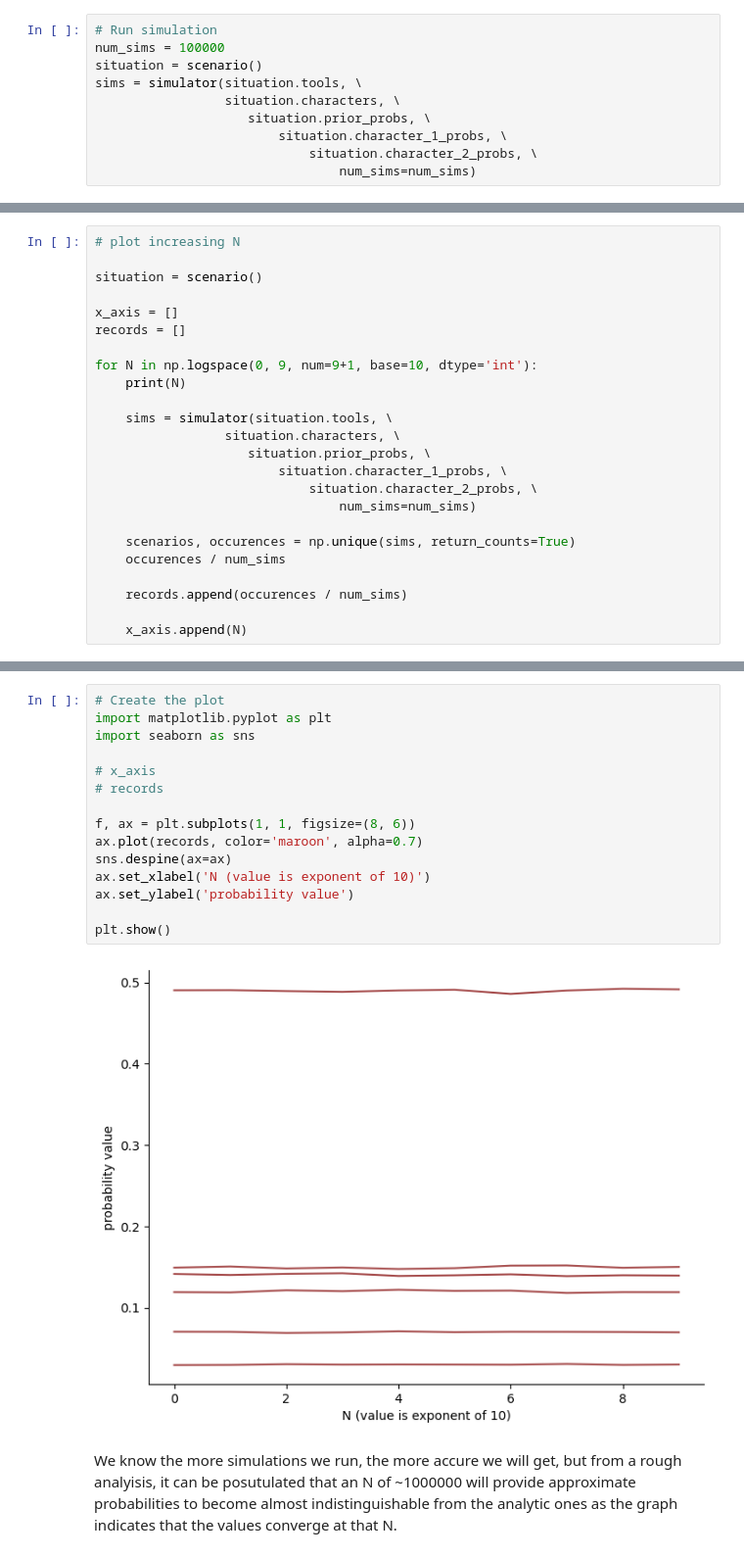
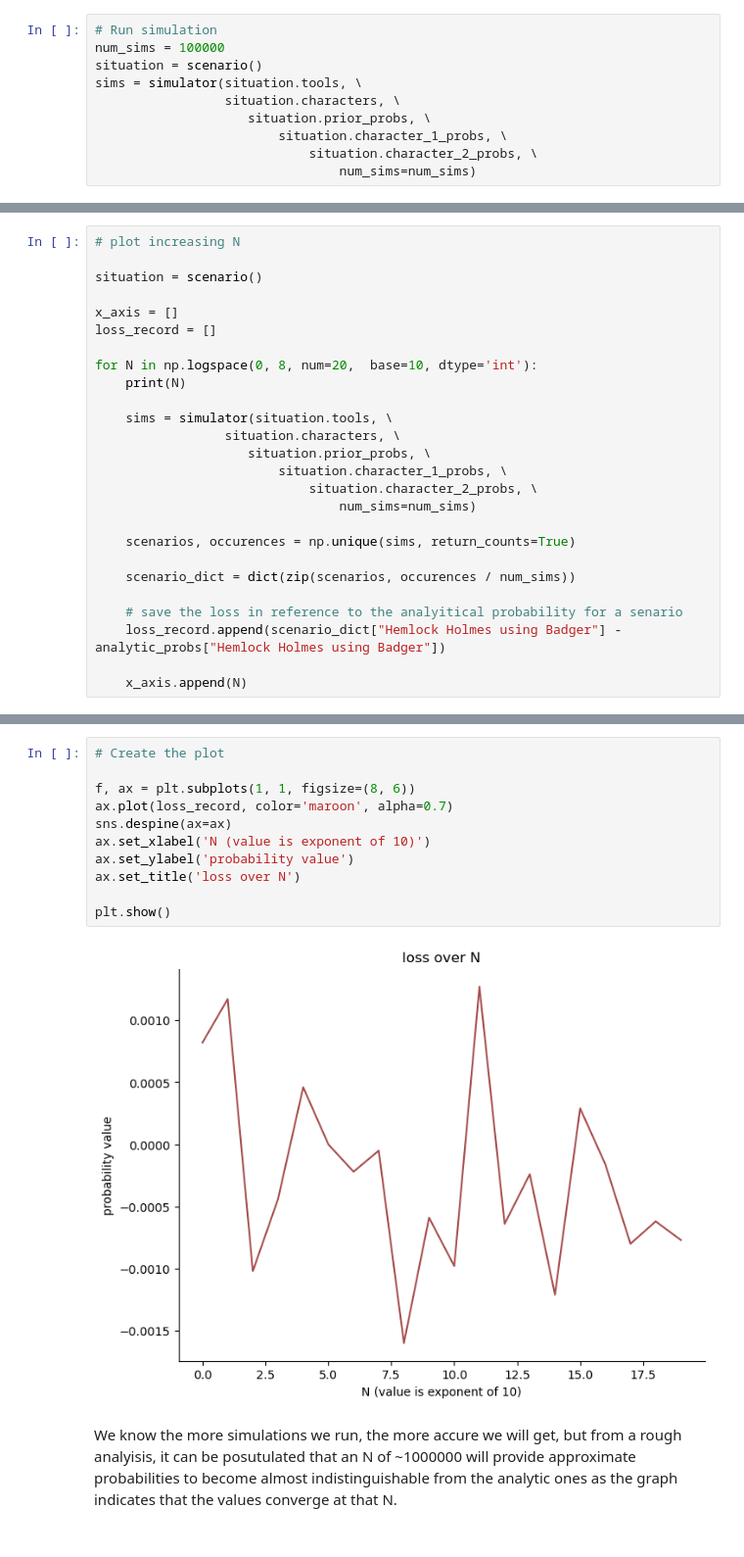
Before and after one commit to MattLMerritt/Cognative-Modeling-2024, a Jupyter notebook: hw1/murder_mystery_revised.ipynb, the cells around one changed output, grey strips where cells are left out. Shown at 98% size. Drawn from its saved outputs; the diff is of its cells as text.

```diff
--- a/hw1/murder_mystery_revised.ipynb
+++ b/hw1/murder_mystery_revised.ipynb
@@ -127,9 +208,9 @@ results_df
 situation = scenario()
 
 x_axis = []
-records = []
+loss_record = []
 
-for N in np.logspace(0, 9, num=9+1, base=10, dtype='int'):
+for N in np.logspace(0, 8, num=20,  base=10, dtype='int'):
     print(N)
 
     sims = simulator(situation.tools, \
@@ -140,9 +221,11 @@ for N in np.logspace(0, 9, num=9+1, base=10, dtype='int'):
                                 num_sims=num_sims)
 
     scenarios, occurences = np.unique(sims, return_counts=True)
-    occurences / num_sims
 
-    records.append(occurences / num_sims)
+    scenario_dict = dict(zip(scenarios, occurences / num_sims))
+
+    # save the loss in reference to the analyitical probability for a senario
+    loss_record.append(scenario_dict["Hemlock Holmes using Badger"] - analytic_probs["Hemlock Holmes using Badger"])
 
     x_axis.append(N)
 # %% [output]
@@ -169,19 +252,15 @@ for N in np.logspace(0, 9, num=9+1, base=10, dtype='int'):
 # %%
 # Create the plot
-import matplotlib.pyplot as plt
-import seaborn as sns
-
-# x_axis
-# records
 
 f, ax = plt.subplots(1, 1, figsize=(8, 6))
-ax.plot(records, color='maroon', alpha=0.7)
+ax.plot(loss_record, color='maroon', alpha=0.7)
 sns.despine(ax=ax)
 ax.set_xlabel('N (value is exponent of 10)')
 ax.set_ylabel('probability value')
+ax.set_title('loss over N')
 
 plt.show()
 # %% [output]
-[figure, old version]
+[figure, new version]
 # %% [markdown]
 We know the more simulations we run, the more accure we will get, but from a rough analyisis, it can be posutulated that an N of ~1000000 will provide approximate probabilities to become almost indistinguishable from the analytic ones as the graph indicates that the values converge at that N.
```
Also changed, not shown: parts of 5 cells of this notebook, 1 other file.
